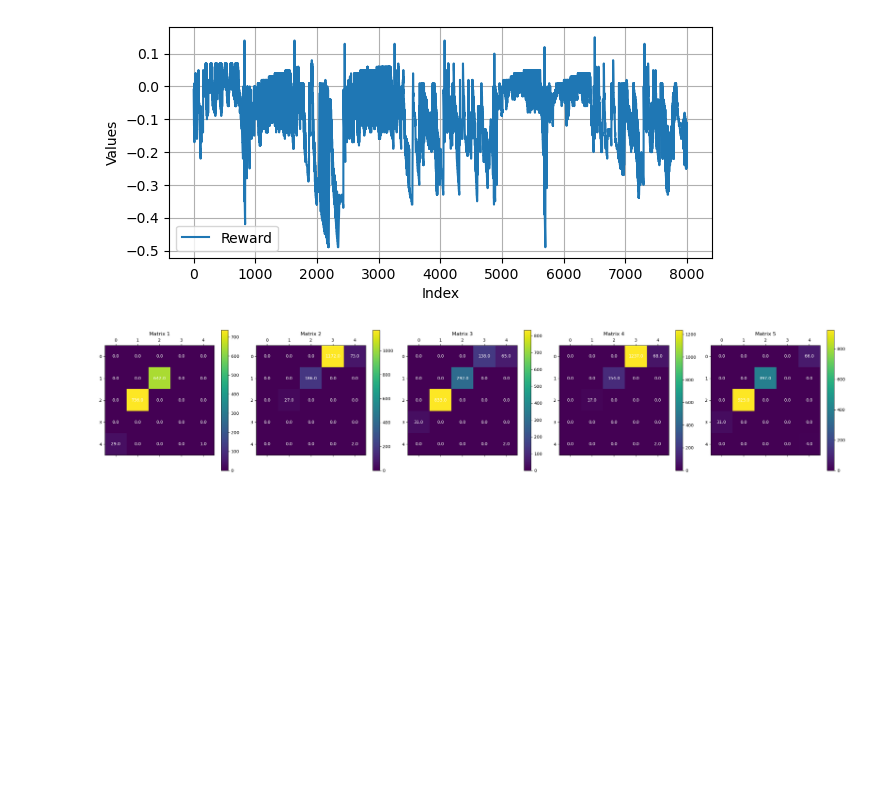
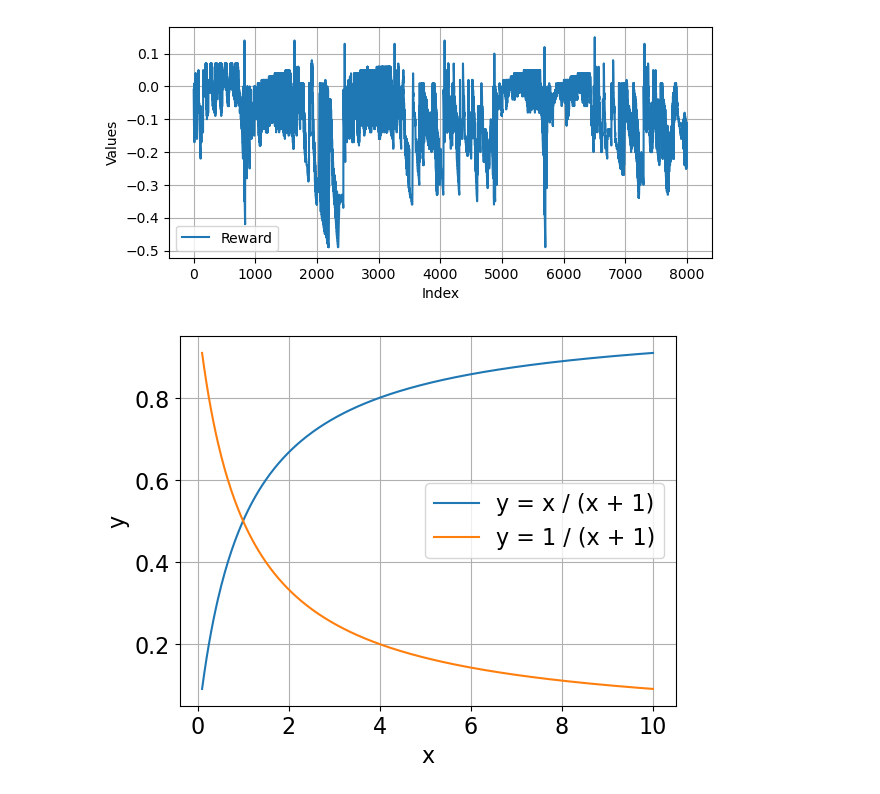
Before and after one commit to quic-vn/mpquic-drl, a Jupyter notebook: simulationFileServer/statistic/plot-compare0-state-reward-action.ipynb, the cells around one changed output. Cells and saved outputs as stored; diff of their text form; code cells hidden in the pictures; blank space fills up the shorter version.

```diff
--- a/simulationFileServer/statistic/plot-compare0-state-reward-action.ipynb
+++ b/simulationFileServer/statistic/plot-compare0-state-reward-action.ipynb
@@ -98,42 +156,33 @@ plt.grid(True)
 plt.show()
 # %% [output]
 [figure]
-# %%
-import csv
-import numpy as np
-import matplotlib.pyplot as plt
-
-# Initialize an empty list to hold matrices
-matrices = []
-
-# Read the file and process it
-file_path = f'../output/aug2/compare-0/{mdl}-{clt}-{size}-0-0-{bwd}-{owd}-{var}-{los}-{sch}-state_dis.csv'
-
-# Read the file and process it
-with open(file_path, 'r') as file:
-    reader = csv.reader(file)
-    matrix = []
-    for i, row in enumerate(reader):
-        if i % 5 == 0 and i != 0:
-            matrices.append(matrix)
-            matrix = []
-        matrix.append([float(value) for value in row])
-    if matrix:
-        matrices.append(matrix)
-
-# Create heatmaps for each 5x5 matrix using matplotlib
-# num_matrices = len(matrices)
-num_matrices = 5
-fig, axes = plt.subplots(1, num_matrices, figsize=(num_matrices * 5, 5), squeeze=False)
-
-for i, ax in enumerate(axes.flatten()):
-    cax = ax.matshow(matrices[i], cmap='viridis')
-    for (j, k), val in np.ndenumerate(matrices[i]):
-        ax.text(k, j, f'{val:.1f}', ha='center', va='center', color='white')
-    ax.set_title(f'Matrix {i+1}')
-    fig.colorbar(cax, ax=ax)
-
-plt.tight_layout()
-plt.show()
-# %% [output]
-[figure, removed]
+# %%
+import numpy as np
+import matplotlib.pyplot as plt
+
+# Define the x values
+x = np.linspace(0.1, 10, 400)
+
+# Define the two functions
+y1 = x / (x + 1)
+y2 = 1 / (x + 1)
+
+plt.rcParams.update({'font.size': 16})
+
+# Plot the functions
+plt.plot(x, y1, label="y = x / (x + 1)")
+plt.plot(x, y2, label="y = 1 / (x + 1)")
+
+# Add labels and title
+plt.xlabel("x")
+plt.ylabel("y")
+# plt.title("Plot of y = x / (x + 1) and y = 1 / (x + 1)")
+
+# Add a legend
+plt.legend()
+
+# Display the plot
+plt.grid(True)
+plt.show()
+# %% [output]
+[figure, added]
```
Also changed, not shown: parts of 3 cells of this notebook, 13 other files.
